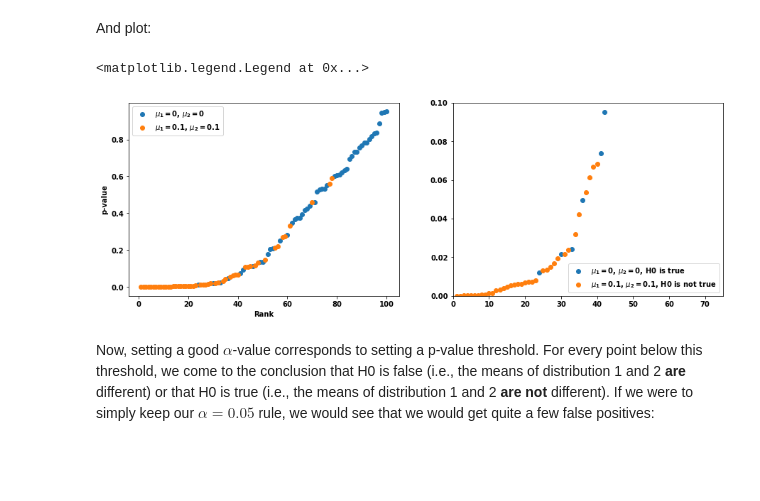
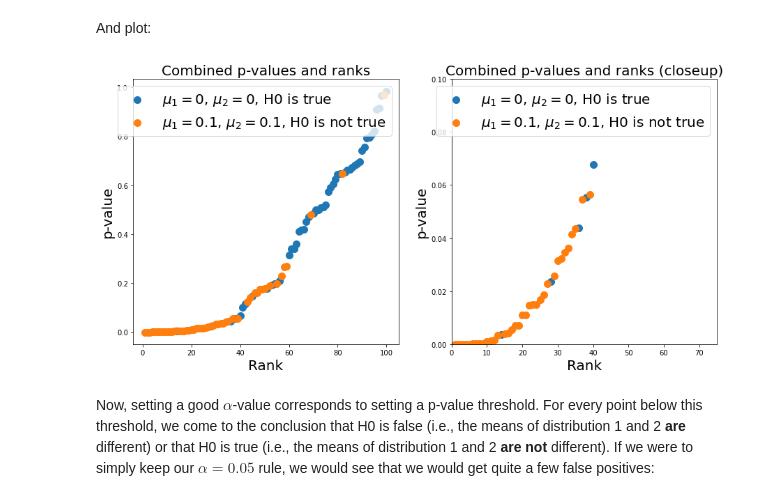
Before and after one commit to BiAPoL/Quantitative_Bio_Image_Analysis_with_Python_2022, a Jupyter notebook: docs/day3c_statistics_and_tests/04_multiple_testing.ipynb, the cells around one changed output. Cells and saved outputs as stored; diff of their text form; code cells hidden in the pictures; blank space fills up the shorter version.

Commit message:
added figures to notebook

```diff
--- a/docs/day3c_statistics_and_tests/04_multiple_testing.ipynb
+++ b/docs/day3c_statistics_and_tests/04_multiple_testing.ipynb
@@ -51,0 +58,15 @@ Now, let's draw some data from these distributions (i.e., conduct an experiment)
+# %%
+fig, axes = plt.subplots(ncols=2, figsize=(10,5))
+_ = axes[0].hist(sampled_data_1, label=f'distribution 1, $\\mu$={mean1}, $\\sigma$={sigma1}', alpha=0.7)
+_ = axes[0].hist(sampled_data_2, label=f'distribution 1, $\\mu$={mean2}, $\\sigma$={sigma2}', alpha=0.7)
+axes[0].legend(fontsize=16)
+axes[0].set_title('H0 is true', fontsize=16)
+
+_ = axes[1].hist(sampled_data_1, label=f'distribution 1, $\\mu$={mean1}, $\\sigma$={sigma1}', alpha=0.7)
+_ = axes[1].hist(sampled_data_3, label=f'distribution 1, $\\mu$={mean3}, $\\sigma$={sigma3}', alpha=0.7)
+axes[1].legend(fontsize=16)
+axes[1].set_title('H0 is not true', fontsize=16)
+
+for ax in axes:
+    ax.set_xlabel('Some measured feature [a.u.]', fontsize=16)
+    ax.set_ylabel('Occurrences [#]', fontsize=16)
@@ -84,8 +109,8 @@ In reality, we don't know from which distribution a p-value comes - so we need a
 
 We first calculate the rank:
 # %%
-pvalues = pvalues12 + pvalues13
-ids = [0] * n_repeats + [1] * n_repeats
+pvalues = pvalues12_H0_true + pvalues12_H0_false
+ids = [0] * n_samples_from_1 + [1] * n_samples_from_2
 results_sorted = np.sort(pvalues)
 ids_sorted = np.asarray(ids)[np.argsort(pvalues)]
 
@@ -93,24 +118,29 @@ ranks = stats.rankdata(results_sorted)
 # %% [markdown]
 And plot:
 # %%
-fig, axes = plt.subplots(ncols=2, figsize=(15,5))
+fs = 20
+size = 100
+fig, axes = plt.subplots(ncols=2, figsize=(15,7))
 axes[0].scatter(ranks[np.argwhere(ids_sorted==0).squeeze()], results_sorted[np.argwhere(ids_sorted==0).squeeze()],
-           label=f'$\\mu_1=${mean1}, $\\mu_2=${mean2}')
+           label=f'$\\mu_1=${mean1}, $\\mu_2=${mean2}, H0 is true', s=size)
 axes[0].scatter(ranks[np.argwhere(ids_sorted==1).squeeze()], results_sorted[np.argwhere(ids_sorted==1).squeeze()],
-           label=f'$\\mu_1=${mean3}, $\\mu_2=${mean3}')
-axes[0].set_xlabel('Rank')
-axes[0].set_ylabel('p-value')
-axes[0].legend()
+           label=f'$\\mu_1=${mean3}, $\\mu_2=${mean3}, H0 is not true', s=size)
 
 axes[1].scatter(ranks[np.argwhere(ids_sorted==0).squeeze()], results_sorted[np.argwhere(ids_sorted==0).squeeze()],
-           label=f'$\\mu_1=${mean1}, $\\mu_2=${mean2}, H0 is true')
+           label=f'$\\mu_1=${mean1}, $\\mu_2=${mean2}, H0 is true', s=size)
 axes[1].scatter(ranks[np.argwhere(ids_sorted==1).squeeze()], results_sorted[np.argwhere(ids_sorted==1).squeeze()],
-           label=f'$\\mu_1=${mean3}, $\\mu_2=${mean3}, H0 is not true')
+           label=f'$\\mu_1=${mean3}, $\\mu_2=${mean3}, H0 is not true', s=size)
 axes[1].set_xlim(0, 75)
 axes[1].set_ylim(0, 0.1)
-axes[1].legend()
+
+axes[0].set_title(f'Combined p-values and ranks', fontsize=fs)
+axes[1].set_title(f'Combined p-values and ranks (closeup)', fontsize=fs)
+
+for ax in axes:
+    ax.legend(fontsize=fs)
+    ax.set_xlabel('Rank', fontsize=fs)
+    ax.set_ylabel('p-value', fontsize=fs)
 # %% [output]
-<matplotlib.legend.Legend at 0x...>
-[figure, old version]
+[figure, new version]
 # %% [markdown]
 Now, setting a good $\alpha$-value corresponds to setting a p-value threshold. For every point below this threshold, we come to the conclusion that H0 is false (i.e., the means of distribution 1 and 2 **are** different) or that H0 is true (i.e., the means of distribution 1 and 2 **are not** different). If we were to simply keep our $\alpha=0.05$ rule, we would see that we would get quite a few false positives:
```
Also changed, not shown: parts of 18 cells of this notebook.
